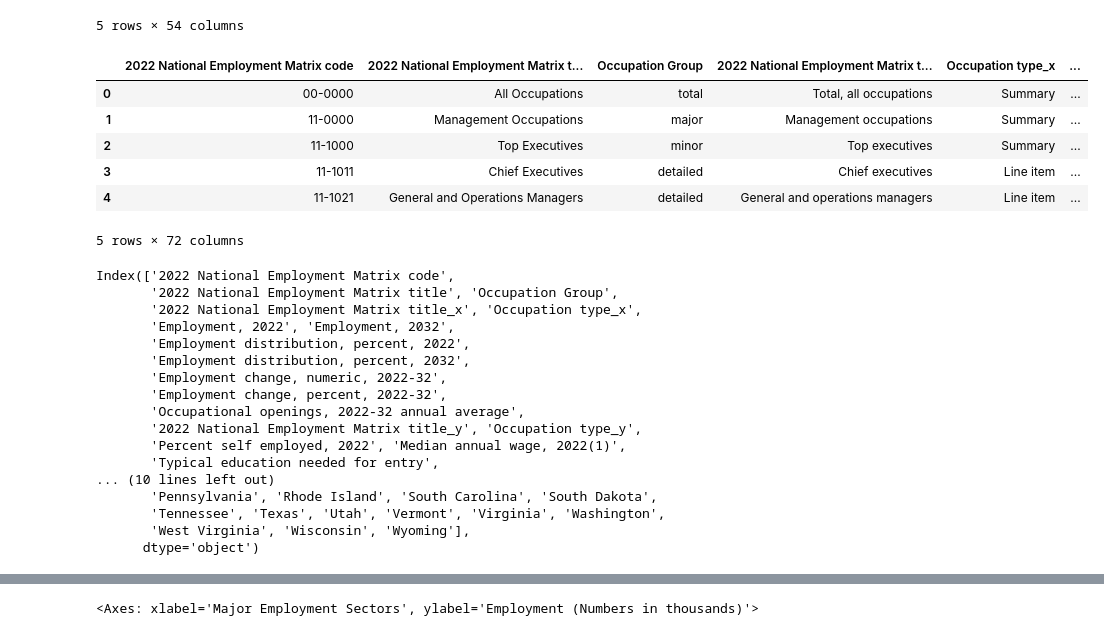
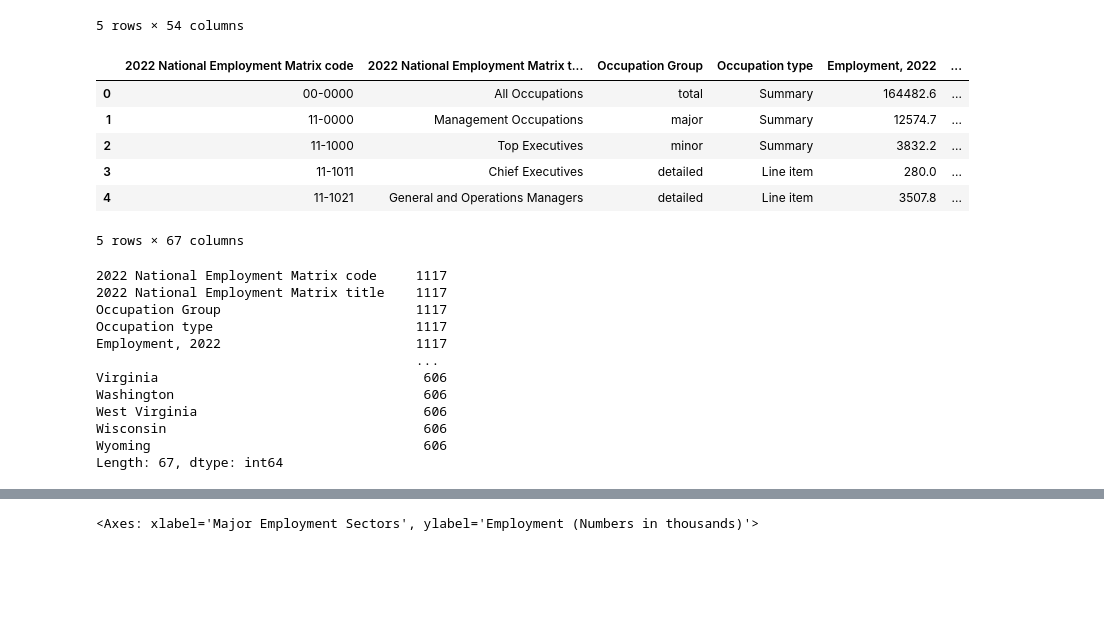
Before and after one commit to vinaya-kusuma/Project1, a Jupyter notebook: Occupation_Analysis.ipynb, the cells around one changed output, grey strips where cells are left out. Saved outputs shown, nothing was run; the diff lists cells and outputs as text; code cells hidden in the pictures; blank space fills up the shorter version.

```diff
--- a/Occupation_Analysis.ipynb
+++ b/Occupation_Analysis.ipynb
@@ -35,0 +49,4 @@ occupation_data = occupation_data[['OCC_CODE', 'OCC_TITLE', 'O_GROUP']]
+# %%
+# Rename the columns
+occupation_group_data.rename(columns={'OCC_CODE':"2022 National Employment Matrix code",'OCC_TITLE' : "2022 National Employment Matrix title",'O_GROUP':"Occupation Group" },inplace=True)
+occupation_group_data.head()
@@ -126,0 +127,4 @@ employment_wage_education.tail(50)
+# %%
+# Remove the footer in the last 4 lines
+employment_data_df = employment_data_df.drop(employment_data_df.index[-4:], axis=0)
+employment_data_df.tail()
@@ -127,4 +156,5 @@ employment_wage_education.tail(50)
 # %%
-employment_wage_education_complete = pd.merge(occupation_data,employment_wage_education,how="right",on= "2022 National Employment Matrix code")
-employment_wage_education_complete.head(50)
+# merge the occupation_group_data and employment_data_df dataframes
+employment_wage_education = pd.merge(occupation_group_data,employment_data_df ,on= ["2022 National Employment Matrix code","2022 National Employment Matrix code"])
+employment_wage_education.head(50)
 # %% [output]
@@ -145,4 +175,10 @@ employment_wage_education_complete.head(50)
 | 47 | 11-9171 | Funeral Home Managers | detailed | Funeral home managers | Line item | ... |
 | 48 | 11-9179 | Personal Service Managers, All Other | detailed | Personal service managers, all other | Line item | ... |
 | 49 | 11-9199 | Managers, All Other | detailed | Managers, all other | Line item | ... |
+# %%
+# Drop the 2022 National Employment Matrix title_y column
+employment_wage_education = employment_wage_education.drop("2022 National Employment Matrix title_y",axis=1)
+
+# Rename the column 2022 National Employment Matrix title_x to 2022 National Employment Matrix title
+employment_wage_education.rename(columns={"2022 National Employment Matrix title_x":"2022 National Employment Matrix title"},inplace = True)
 # %%
@@ -226,33 +257,31 @@ automation_data.head()
 | 4 | 11-2022 | Sales Managers | 0.013 | 2510 | 400 | 10650 | 2650 | ... |
 5 rows × 54 columns
 # %%
-occupation_data_complete = pd.merge(employment_wage_education_complete,automation_data,how="left",on=["2022 National Employment Matrix code","2022 National Employment Matrix code"])
-occupation_data_complete.head()
+# Merge the employment_wage_education and automation_data dataframes
+occupation_automation_df = pd.merge(employment_wage_education,automation_data,how="left",on=["2022 National Employment Matrix code","2022 National Employment Matrix code"])
+occupation_automation_df.head()
 # %% [output]
-|  | 2022 National Employment Matrix code | 2022 National Employment Matrix t... | Occupation Group | 2022 National Employment Matrix t... | Occupation type_x | ... |
-| 0 | 00-0000 | All Occupations | total | Total, all occupations | Summary | ... |
-| 1 | 11-0000 | Management Occupations | major | Management occupations | Summary | ... |
-| 2 | 11-1000 | Top Executives | minor | Top executives | Summary | ... |
-| 3 | 11-1011 | Chief Executives | detailed | Chief executives | Line item | ... |
-| 4 | 11-1021 | General and Operations Managers | detailed | General and operations managers | Line item | ... |
+|  | 2022 National Employment Matrix code | 2022 National Employment Matrix t... | Occupation Group | Occupation type | Employment, 2022 | ... |
+| 0 | 00-0000 | All Occupations | total | Summary | 164482.6 | ... |
+| 1 | 11-0000 | Management Occupations | major | Summary | 12574.7 | ... |
+| 2 | 11-1000 | Top Executives | minor | Summary | 3832.2 | ... |
+| 3 | 11-1011 | Chief Executives | detailed | Line item | 280.0 | ... |
+| 4 | 11-1021 | General and Operations Managers | detailed | Line item | 3507.8 | ... |
-5 rows × 72 columns
+5 rows × 67 columns
 # %%
-occupation_data_complete.columns
+# Display the count of column items
+occupation_automation_df.columns
+occupation_automation_df.count()
 # %% [output]
-Index(['2022 National Employment Matrix code',
-       '2022 National Employment Matrix title', 'Occupation Group',
-       '2022 National Employment Matrix title_x', 'Occupation type_x',
-       'Employment, 2022', 'Employment, 2032',
-       'Employment distribution, percent, 2022',
-       'Employment distribution, percent, 2032',
-       'Employment change, numeric, 2022-32',
-       'Employment change, percent, 2022-32',
-       'Occupational openings, 2022-32 annual average',
-       '2022 National Employment Matrix title_y', 'Occupation type_y',
-       'Percent self employed, 2022', 'Median annual wage, 2022(1)',
-       'Typical education needed for entry',
-... (10 lines left out)
-       'Pennsylvania', 'Rhode Island', 'South Carolina', 'South Dakota',
-       'Tennessee', 'Texas', 'Utah', 'Vermont', 'Virginia', 'Washington',
-       'West Virginia', 'Wisconsin', 'Wyoming'],
-      dtype='object')
+2022 National Employment Matrix code     1117
+2022 National Employment Matrix title    1117
+Occupation Group                         1117
+Occupation type                          1117
+Employment, 2022                         1117
+                                         ...
+Virginia                                  606
+Washington                                606
+West Virginia                             606
+Wisconsin                                 606
+Wyoming                                   606
+Length: 67, dtype: int64
```
Also changed, not shown: parts of 37 cells of this notebook, 1 other file.
